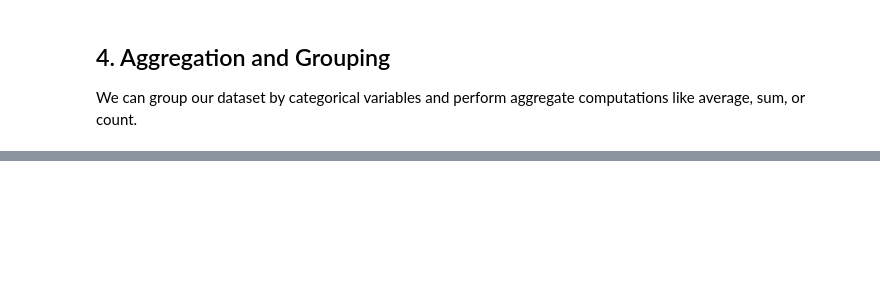
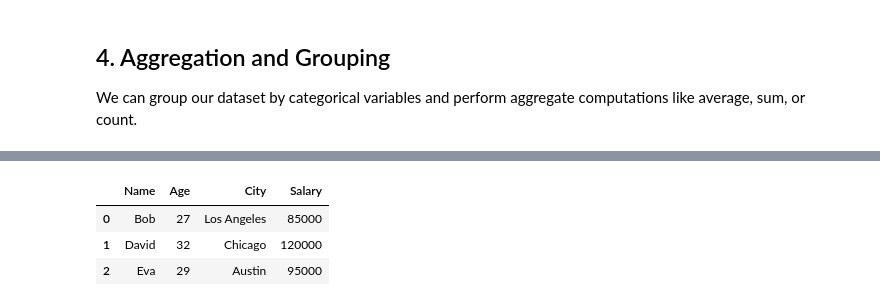
Before and after one commit to Mozhan/Colab-Python-Notes, a Jupyter notebook: pandas.ipynb, the cells around one changed output, grey strips where cells are left out. Cells and saved outputs as stored; diff of their text form; code cells hidden in the pictures; blank space fills up the shorter version.

```diff
--- a/pandas.ipynb
+++ b/pandas.ipynb
@@ -67,0 +159,13 @@ display(avg_salary_by_city)
+# %%
+# Let's export our filtered DataFrame (older_than_25) to a CSV file
+# We set index=False so that pandas does not write the row index numbers into the file
+older_than_25.to_csv('older_employees.csv', index=False)
+
+# Let's verify by loading the newly created file back and displaying it
+verify_df = pd.read_csv('older_employees.csv')
+display(verify_df)
+# %% [output]
+|  | Name | Age | City | Salary |
+| 0 | Bob | 27 | Los Angeles | 85000 |
+| 1 | David | 32 | Chicago | 120000 |
+| 2 | Eva | 29 | Austin | 95000 |
```
Also changed, not shown: parts of 7 cells of this notebook.
